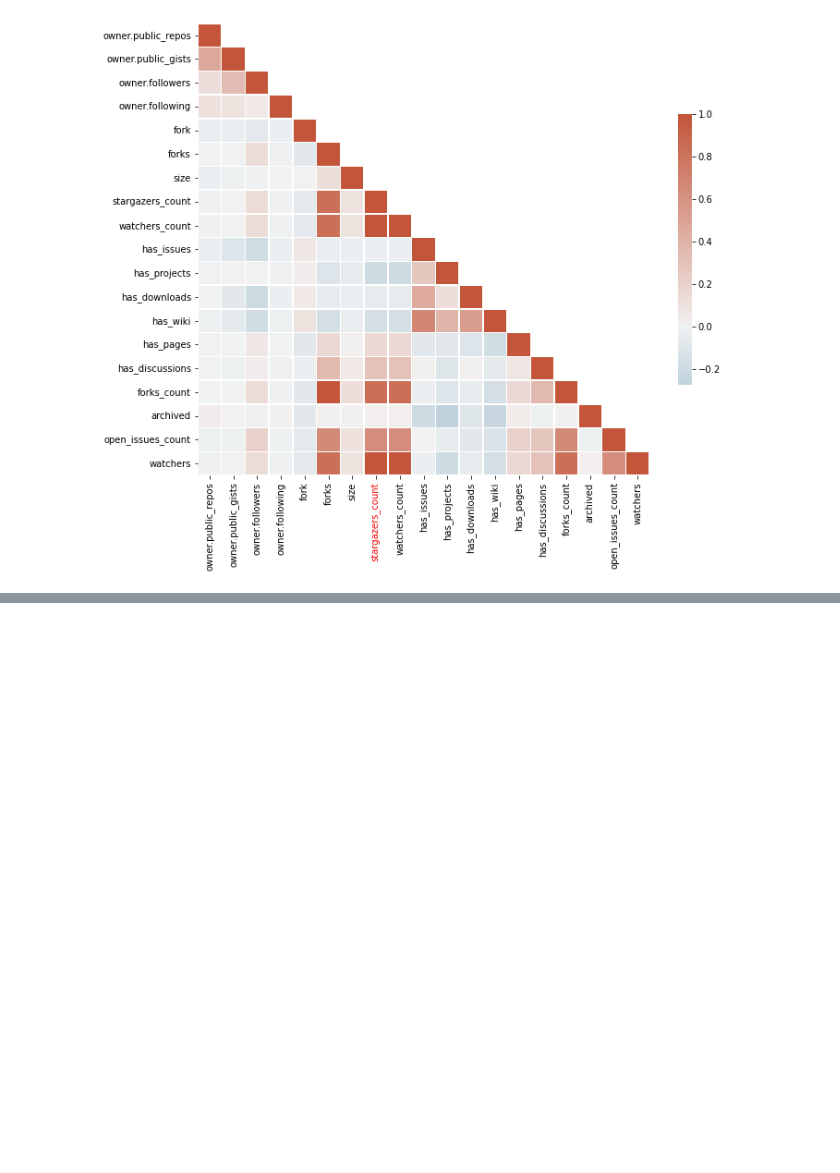
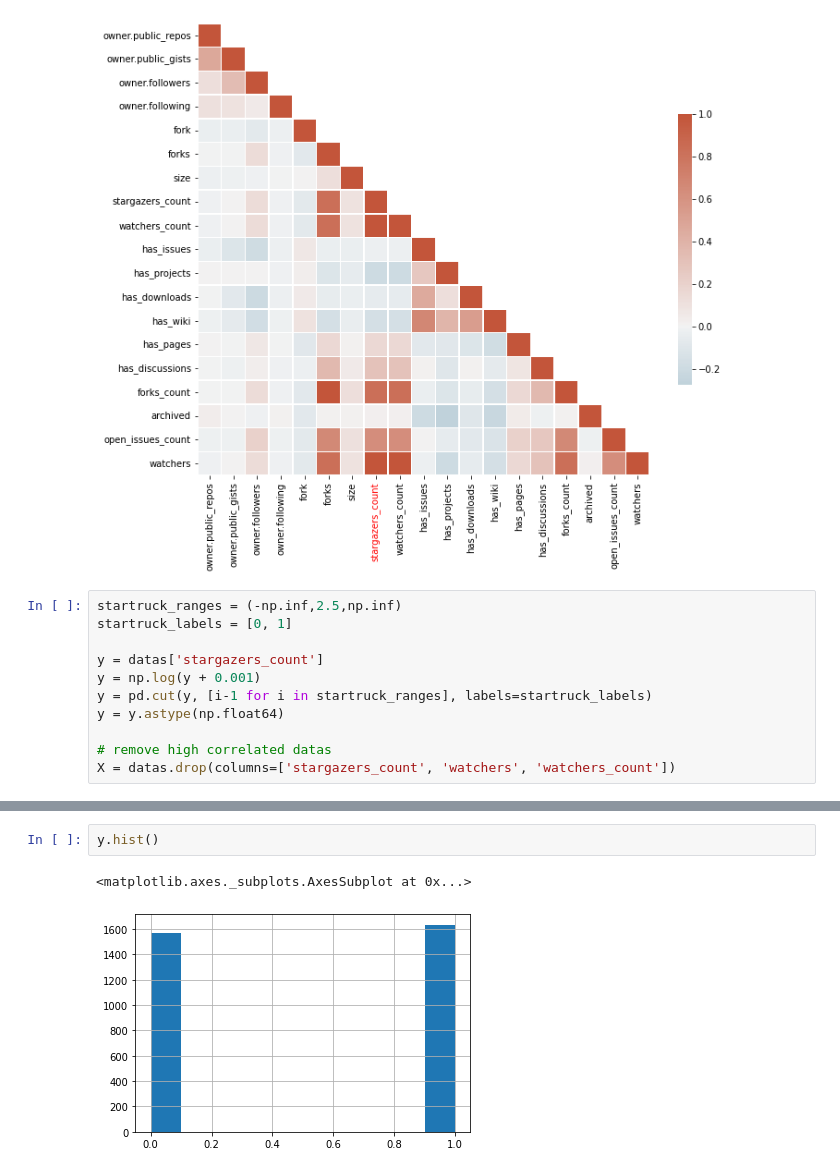
Before and after one commit to realamirhe/github-stargazer, a Jupyter notebook: descriptive_analysis.ipynb, the cells around one changed output, grey strips where cells are left out. Saved outputs shown, nothing was run; the diff lists cells and outputs as text; blank space fills up the shorter version.

```diff
--- a/descriptive_analysis.ipynb
+++ b/descriptive_analysis.ipynb
@@ -52,3 +52,14 @@ for tick_label in ax1.xaxis.get_ticklabels():
   tick_label.set_color('red' if tick_label.get_text() == 'stargazers_count' else 'black')
 # %% [output]
 [figure]
+# %%
+startruck_ranges = (-np.inf,2.5,np.inf)
+startruck_labels = [0, 1]
+
+y = datas['stargazers_count']
+y = np.log(y + 0.001)
+y = pd.cut(y, [i-1 for i in startruck_ranges], labels=startruck_labels)
+y = y.astype(np.float64)
+
+# remove high correlated datas
+X = datas.drop(columns=['stargazers_count', 'watchers', 'watchers_count'])
@@ -54,0 +124,5 @@ for tick_label in ax1.xaxis.get_ticklabels():
+# %%
+y.hist()
+# %% [output]
+<matplotlib.axes._subplots.AxesSubplot at 0x...>
+[figure, added]
```
Also changed, not shown: parts of 15 cells of this notebook.
